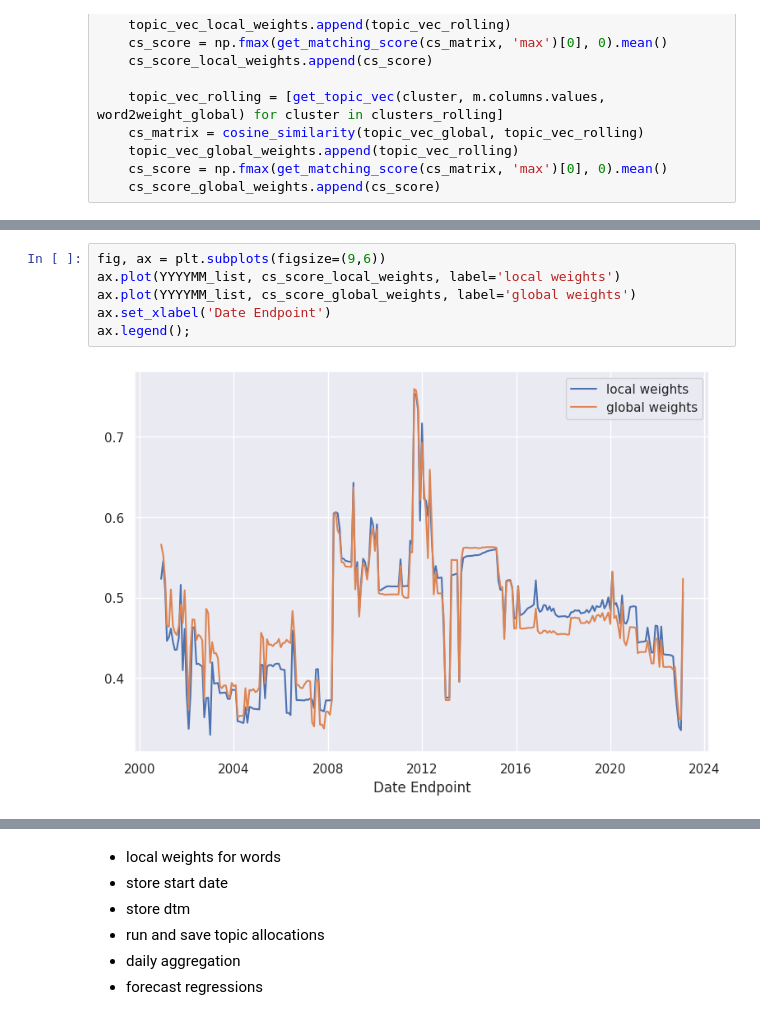
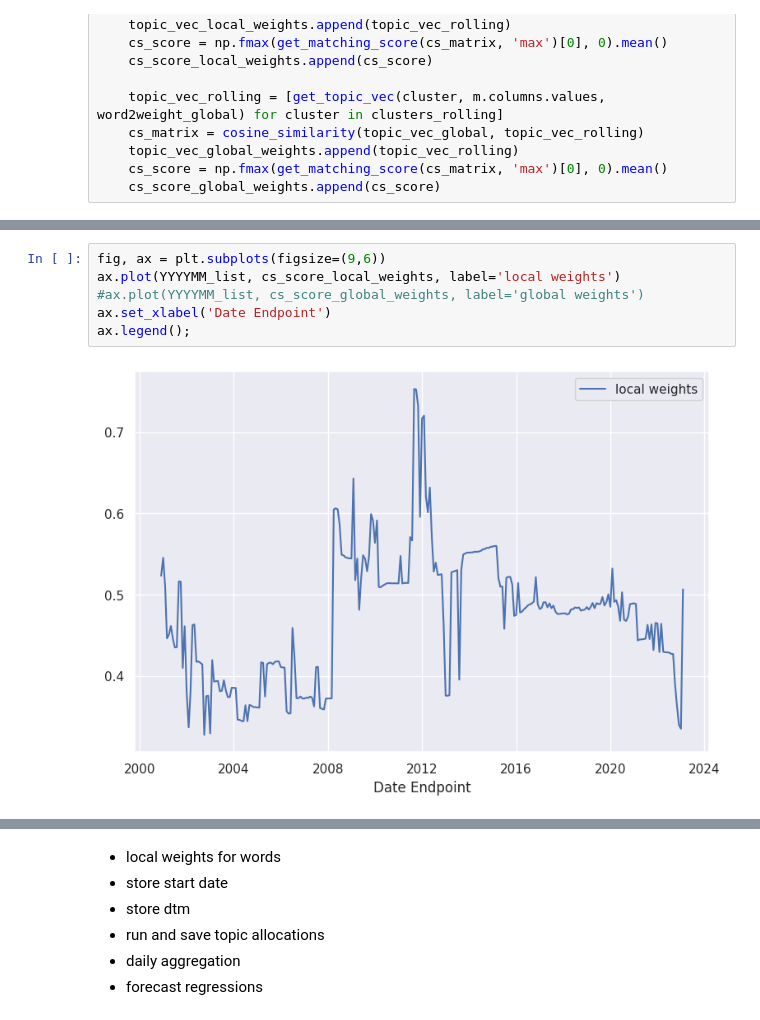
Before and after one commit to hmamaysky/Energy, a Jupyter notebook: OutOfSample/louvain_rolling.ipynb, the cells around one changed output, grey strips where cells are left out. Cells and saved outputs as stored; diff of their text form.

```diff
--- a/OutOfSample/louvain_rolling.ipynb
+++ b/OutOfSample/louvain_rolling.ipynb
@@ -118,8 +118,8 @@ ax.legend();
 # %%
 fig, ax = plt.subplots(figsize=(9,6))
 ax.plot(YYYYMM_list, cs_score_local_weights, label='local weights')
-ax.plot(YYYYMM_list, cs_score_global_weights, label='global weights')
+#ax.plot(YYYYMM_list, cs_score_global_weights, label='global weights')
 ax.set_xlabel('Date Endpoint')
 ax.legend();
 # %% [output]
-[figure, old version]
+[figure, new version]
```
Also changed, not shown: parts of 7 cells of this notebook.
